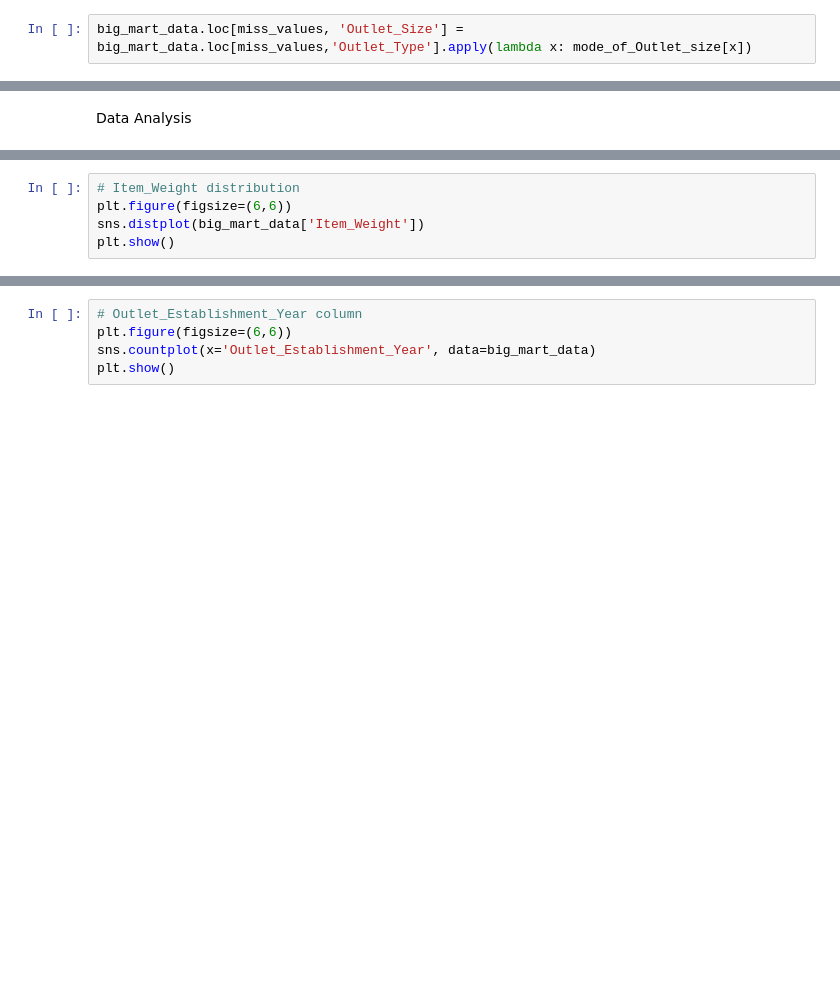
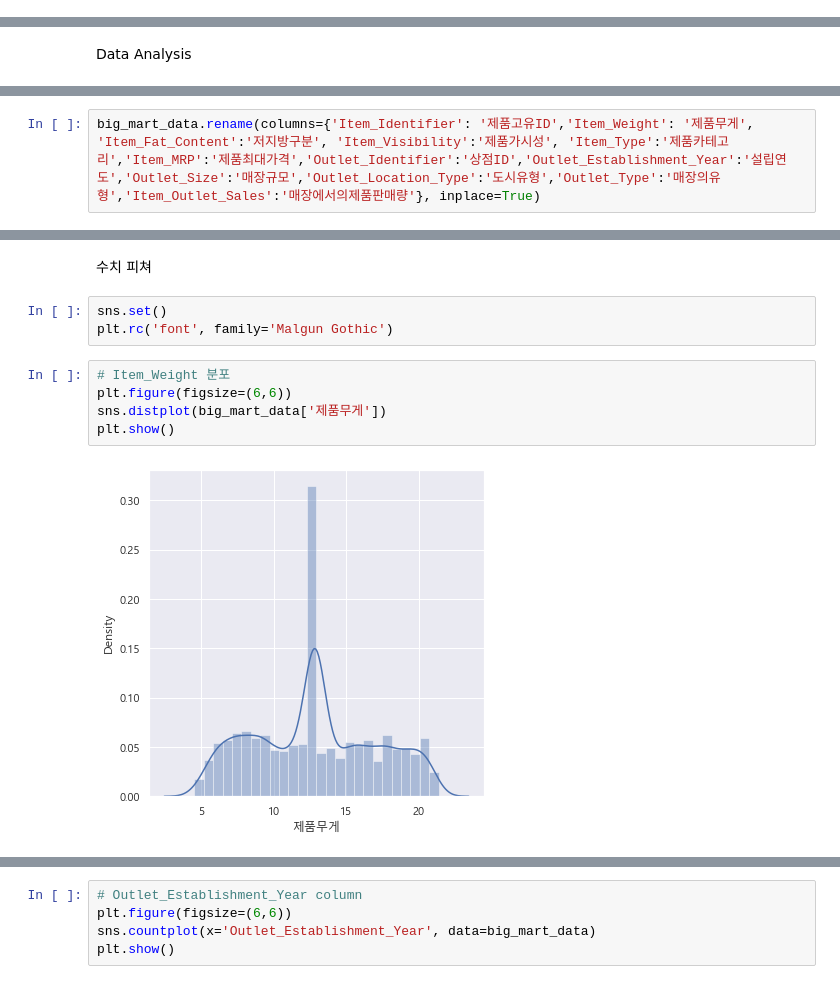
Before and after one commit to kimyounghwan91/MachineLearning_2021_12, a Jupyter notebook: 04.회귀/Project_12_Big_Mart_Sales_Prediction.ipynb, the cells around one changed output, grey strips where cells are left out. Saved outputs shown, nothing was run; the diff lists cells and outputs as text; blank space fills up the shorter version.

```diff
--- a/04.회귀/Project_12_Big_Mart_Sales_Prediction.ipynb
+++ b/04.회귀/Project_12_Big_Mart_Sales_Prediction.ipynb
@@ -107,2 +97,0 @@ print(miss_values)
-# %%
-big_mart_data.loc[miss_values, 'Outlet_Size'] = big_mart_data.loc[miss_values,'Outlet_Type'].apply(lambda x: mode_of_Outlet_size[x])
@@ -119,0 +162,2 @@ sns.set()
+# %%
+big_mart_data.rename(columns={'Item_Identifier': '제품고유ID','Item_Weight': '제품무게', 'Item_Fat_Content':'저지방구분', 'Item_Visibility':'제품가시성', 'Item_Type':'제품카테고리','Item_MRP':'제품최대가격','Outlet_Identifier':'상점ID','Outlet_Establishment_Year':'설립연도','Outlet_Size':'매장규모','Outlet_Location_Type':'도시유형','Outlet_Type':'매장의유형','Item_Outlet_Sales':'매장에서의제품판매량'}, inplace=True)
@@ -120,6 +171,13 @@ sns.set()
+# %% [markdown]
+수치 피쳐
+# %%
+sns.set()
+plt.rc('font', family='Malgun Gothic')
 # %%
-# Item_Weight distribution
+# Item_Weight 분포
 plt.figure(figsize=(6,6))
-sns.distplot(big_mart_data['Item_Weight'])
+sns.distplot(big_mart_data['제품무게'])
 plt.show()
+# %% [output]
+[figure, added]
 # %%
```
Also changed, not shown: parts of 16 cells of this notebook.
